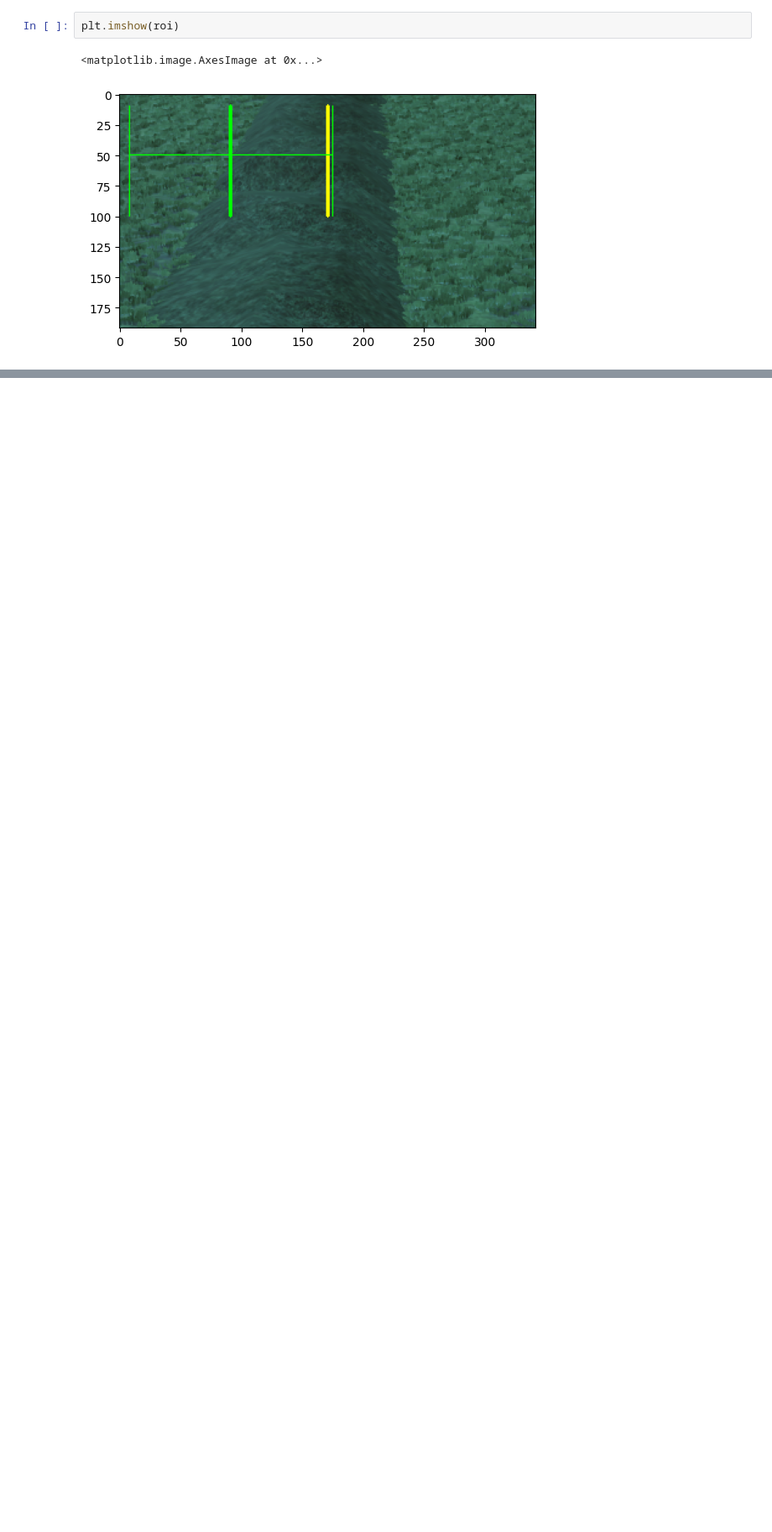
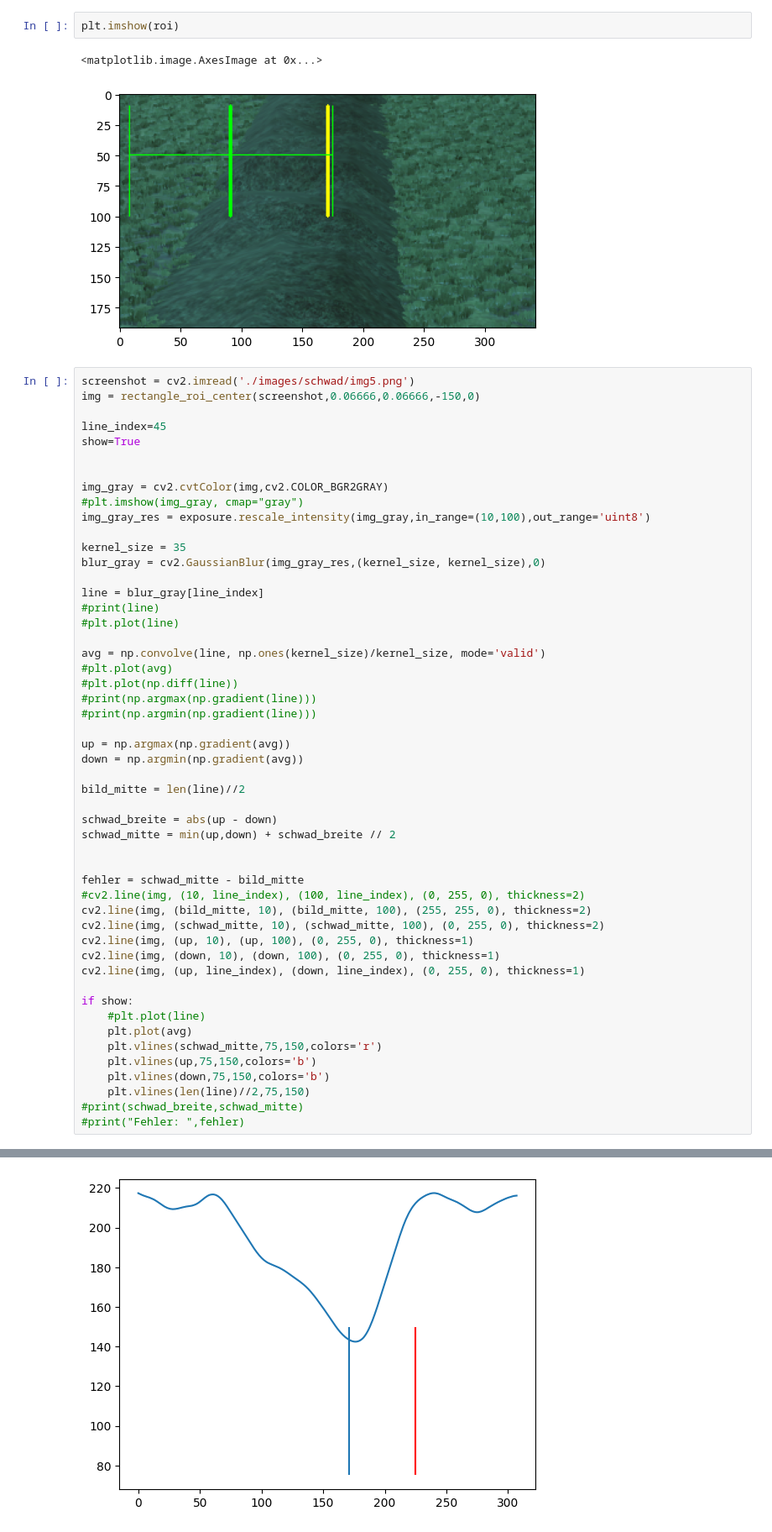
Before and after one commit to mgoetze06/autosteer, a Jupyter notebook: autosteer_notebook.ipynb, the cells around one changed output, grey strips where cells are left out. Shown at 84% size. Drawn from its saved outputs; the diff is of its cells as text; blank space fills up the shorter version.

Commit message:
anpassung der Schwaderkennung und bessere Regelparameter;Template Matching zum Finden der ROI

```diff
--- a/autosteer_notebook.ipynb
+++ b/autosteer_notebook.ipynb
@@ -1023,3 +1032,55 @@ plt.imshow(roi)
 # %% [output]
 <matplotlib.image.AxesImage at 0x...>
 [figure]
+# %%
+screenshot = cv2.imread('./images/schwad/img5.png')
+img = rectangle_roi_center(screenshot,0.06666,0.06666,-150,0)
+
+line_index=45
+show=True
+
+
+img_gray = cv2.cvtColor(img,cv2.COLOR_BGR2GRAY)
+#plt.imshow(img_gray, cmap="gray")
+img_gray_res = exposure.rescale_intensity(img_gray,in_range=(10,100),out_range='uint8')
+
+kernel_size = 35
+blur_gray = cv2.GaussianBlur(img_gray_res,(kernel_size, kernel_size),0)
+
+line = blur_gray[line_index]
+#print(line)
+#plt.plot(line)
+
+avg = np.convolve(line, np.ones(kernel_size)/kernel_size, mode='valid')
+#plt.plot(avg)
+#plt.plot(np.diff(line))
+#print(np.argmax(np.gradient(line)))
+#print(np.argmin(np.gradient(line)))
+
+up = np.argmax(np.gradient(avg))
+down = np.argmin(np.gradient(avg))
+
+bild_mitte = len(line)//2
+
+schwad_breite = abs(up - down)
+schwad_mitte = min(up,down) + schwad_breite // 2
+
+
+fehler = schwad_mitte - bild_mitte
+#cv2.line(img, (10, line_index), (100, line_index), (0, 255, 0), thickness=2)
+cv2.line(img, (bild_mitte, 10), (bild_mitte, 100), (255, 255, 0), thickness=2)
+cv2.line(img, (schwad_mitte, 10), (schwad_mitte, 100), (0, 255, 0), thickness=2)
+cv2.line(img, (up, 10), (up, 100), (0, 255, 0), thickness=1)
+cv2.line(img, (down, 10), (down, 100), (0, 255, 0), thickness=1)
+cv2.line(img, (up, line_index), (down, line_index), (0, 255, 0), thickness=1)
+
+if show:
+    #plt.plot(line)
+    plt.plot(avg)
+    plt.vlines(schwad_mitte,75,150,colors='r')
+    plt.vlines(up,75,150,colors='b')
+    plt.vlines(down,75,150,colors='b')
+    plt.vlines(len(line)//2,75,150)
+#print(schwad_breite,schwad_mitte)
+#print("Fehler: ",fehler)
+# %% [output]
@@ -1025,0 +1094 @@ plt.imshow(roi)
+[figure, added]
```
Also changed, not shown: parts of 5 cells of this notebook, 5 other files.
